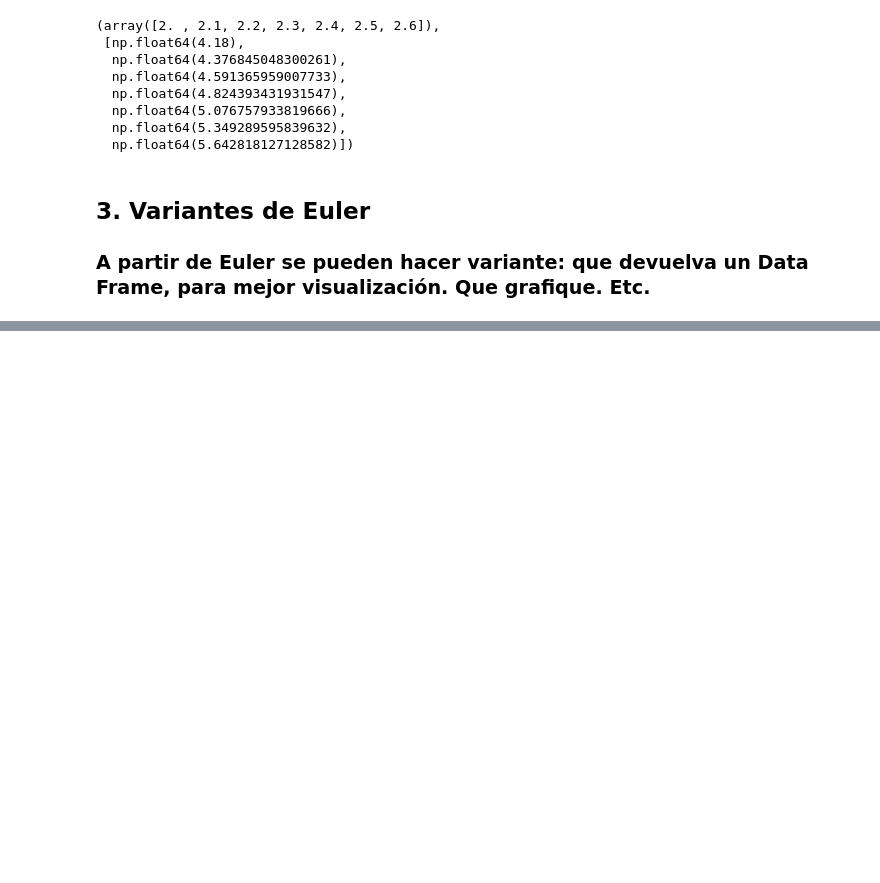
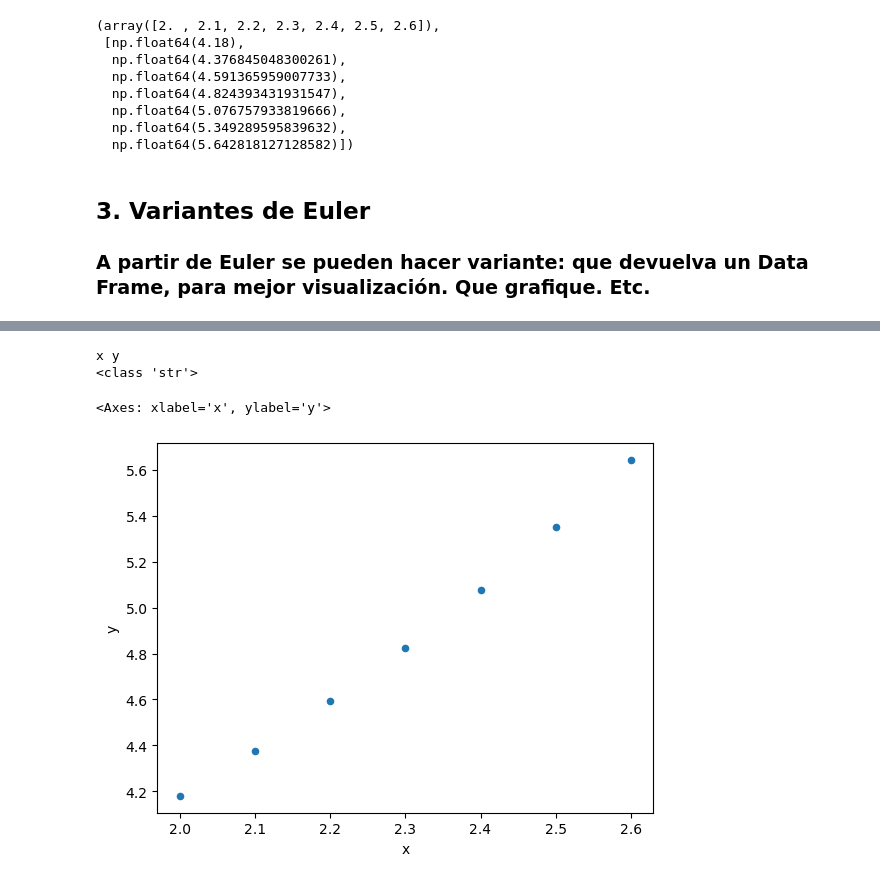
Before and after one commit to codingsilverwolf/Modelos-2025, a Jupyter notebook: biblioteca_modelos_2025.ipynb, the cells around one changed output, grey strips where cells are left out. Saved outputs shown, nothing was run; the diff lists cells and outputs as text; code cells hidden in the pictures; blank space fills up the shorter version.

```diff
--- a/biblioteca_modelos_2025.ipynb
+++ b/biblioteca_modelos_2025.ipynb
@@ -41,7 +49,7 @@ campo(lambda y, x: 0.2*x*y,[0, 5, 0.2], [0, 3, 0.2] )
 # %%
 def Euler(f, h, xargs, y0):
    """
-   PROPÓSITO: Aplica el método de Euler a la ecuación diferencial ordinaria (EDO) dy/dx = f(y,x), donde y = y(x) con paso *h* y valor inicial *y0*. La fucnión f(y,x) se representa en el parámetro *f*. El método se grafica en el rango inducido por la variable independiente x correspondiente al parámetro *xargs*.
+   PROPÓSITO: Aplica el método de Euler a la ecuación diferencial ordinaria (EDO) dy/dx = f(x,y), donde y = y(x) con paso *h* y valor inicial *y0*. La fucnión f(x,y) se representa en el parámetro *f*. El método se ejecuta en el rango inducido por la variable independiente x correspondiente al parámetro *xargs*.
    PRECONDICIONES: *f* debe ser continua.
    PARÁMETROS:
       - f. Función. La función que representa la EDO.
@@ -72,3 +80,25 @@ Euler(lambda x, y: 0.1*sqrt(y) + 0.4*x**2, 0.1, [2, 2.6], 4)
 ## 3. Variantes de Euler
 
 ### A partir de Euler se pueden hacer variante: que devuelva un Data Frame, para mejor visualización. Que grafique. Etc.
+# %%
+import pandas as pd
+
+def Euler_pandas(f, h, xargs, y0):
+   """
+   PROPÓSITO: Aplica el método de Euler a la ecuación diferencial ordinaria (EDO) dy/dx = f(y,x) y devuelve un df con columnas x e y, donde y = y(x) con paso *h* y valor inicial *y0*. La fucnión f(y,x) se representa en el parámetro *f*. El método se ejecuta en el rango inducido por la variable independiente x correspondiente al parámetro *xargs*.
+   PRECONDICIONES: *f* debe ser continua.
+   PARÁMETROS:
+      - f. Función. La función que representa la EDO.
+      - h. Flotante. El paso del método.
+      - xargs. Lista. Una lista de flotantes [star, stop].
+      - y0. Flotante. El valor que toma y en el comienzo del rango de x.
+   """
+   star, stop = xargs
+   x = np.arange(star , stop, h)
+   y = []
+   for x0 in x:
+      y0 = y0 + h*f(x0, y0)
+      y.append(y0)
+   return pd.DataFrame({'x': x, 'y': y})
+
+Euler_pandas(lambda x, y: 0.1*sqrt(y) + 0.4*x**2, 0.1, [2, 2.6], 4)
@@ -74,0 +114,24 @@ Euler(lambda x, y: 0.1*sqrt(y) + 0.4*x**2, 0.1, [2, 2.6], 4)
+# %%
+def f(x, y):
+   return 0.1*sqrt(y) + 0.4*x**2
+
+df = Euler_pandas(f, 0.1, [2, 2.6], 4)
+
+a, b = df.columns
+
+print(a, b)
+print(type(a))
+# %% [output]
+x y
+<class 'str'>
+# %%
+def Euler_plot(f, h, xargs, y0):
+   df = Euler_pandas(f, h, xargs, y0)
+   a, b = df.columns
+   ax = df.plot.scatter(x = a, y = b)
+   return ax
+
+Euler_plot(lambda x, y: 0.1*sqrt(y) + 0.4*x**2, 0.1, [2, 2.6], 4)
+# %% [output]
+<Axes: xlabel='x', ylabel='y'>
+[figure, added]
```
Also changed, not shown: parts of 2 cells of this notebook, 3 other files.
